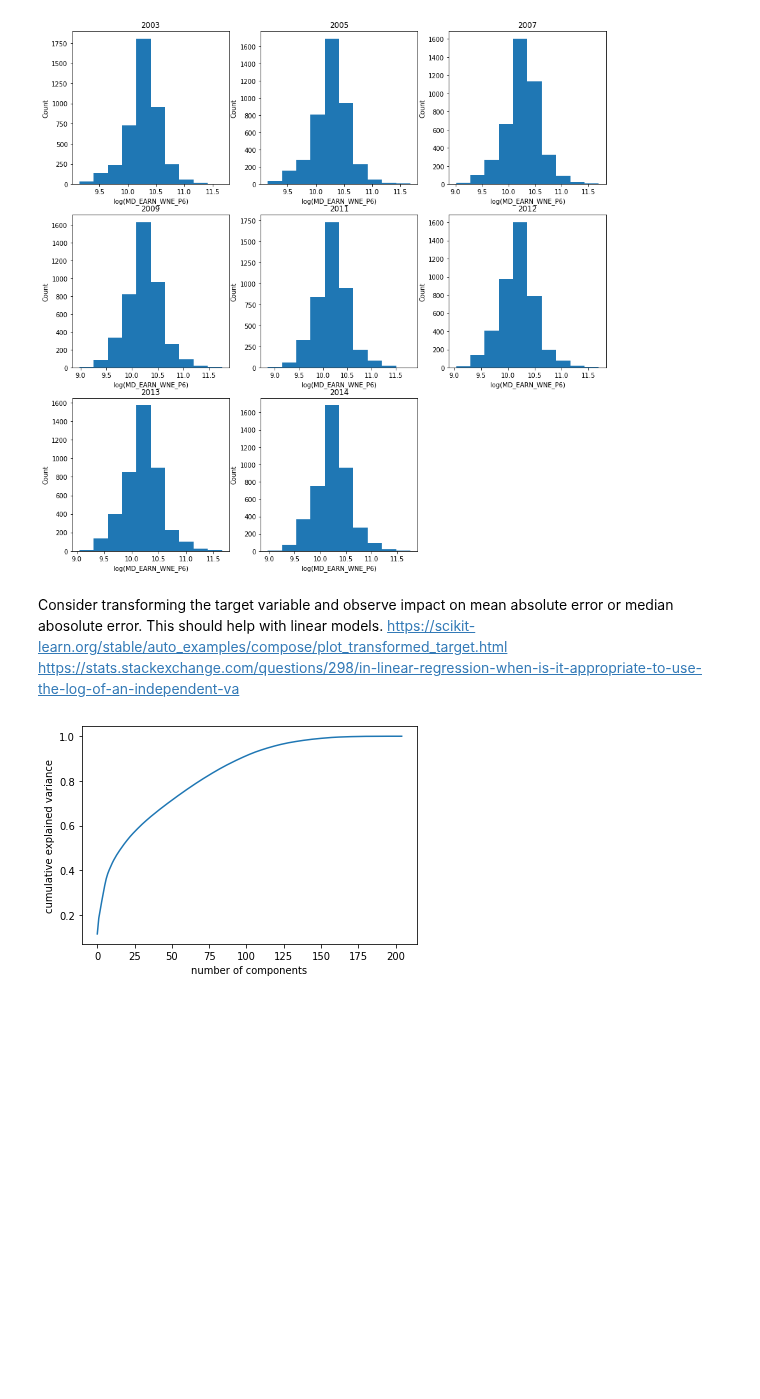
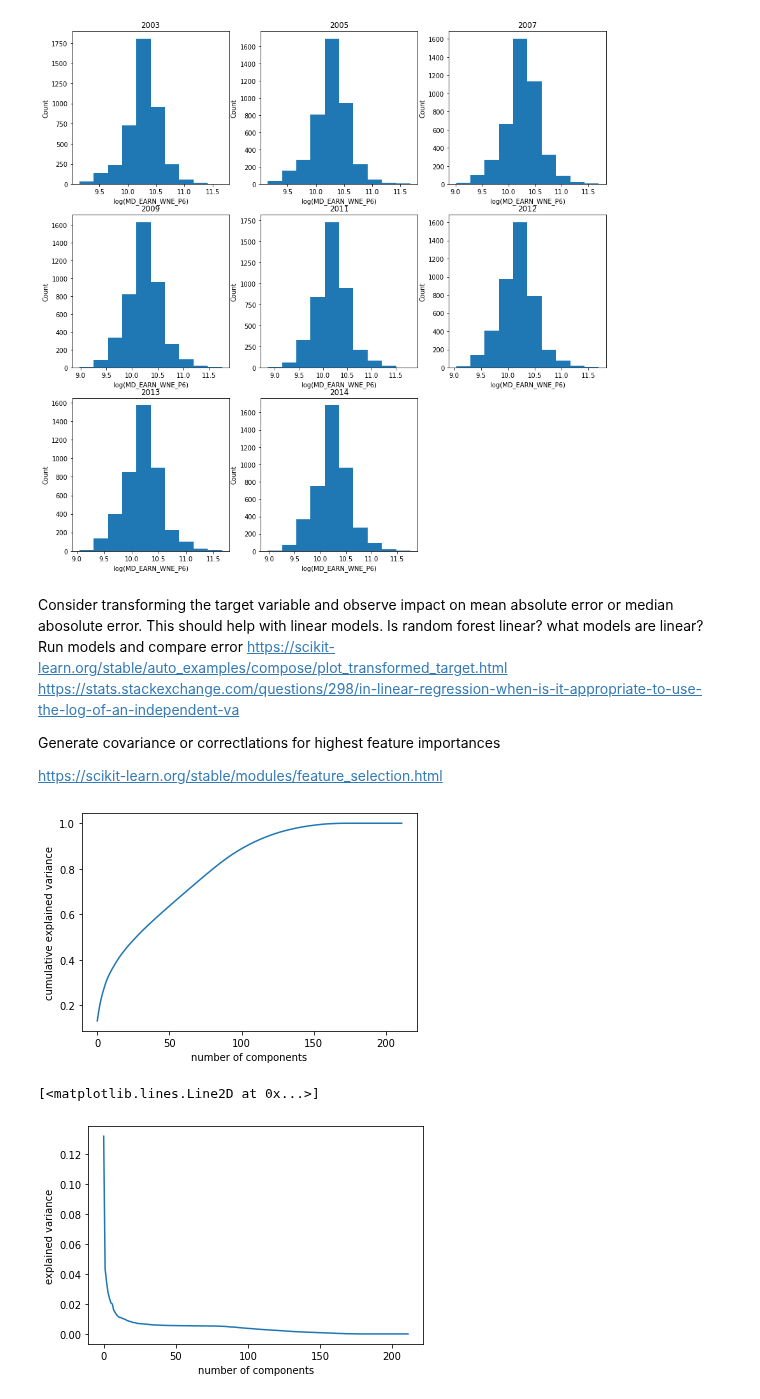
Before and after one commit to jeswan/post-secondary-education, a Jupyter notebook: sandbox_jesse.ipynb, the cells around one changed output. Cells and saved outputs as stored; diff of their text form; code cells hidden in the pictures; blank space fills up the shorter version.

```diff
--- a/sandbox_jesse.ipynb
+++ b/sandbox_jesse.ipynb
@@ -104,16 +316,19 @@ for y in unique_years:
 # %% [output]
 [figure]
 # %% [markdown]
-Consider transforming the target variable and observe impact on mean absolute error or median abosolute error. This should help with linear models.
+Consider transforming the target variable and observe impact on mean absolute error or median abosolute error. This should help with linear models. Is random forest linear? what models are linear?
+Run models and compare error
 https://scikit-learn.org/stable/auto_examples/compose/plot_transformed_target.html
 https://stats.stackexchange.com/questions/298/in-linear-regression-when-is-it-appropriate-to-use-the-log-of-an-independent-va
+
+Generate covariance or correctlations for highest feature importances
+
+https://scikit-learn.org/stable/modules/feature_selection.html
 # %%
 #PCA
 from sklearn.preprocessing import StandardScaler
 
 x = merged_df.drop(['Year'], axis=1)
-x = x.drop(['STABBR'], axis=1)
-x = x.drop(['INSTNM'], axis=1)
 y = merged_df['Year']
 x = StandardScaler().fit_transform(x)
 pca = PCA().fit(x)
@@ -121,4 +336,4 @@ plt.plot(np.cumsum(pca.explained_variance_ratio_))
 plt.xlabel('number of components')
 plt.ylabel('cumulative explained variance');
 # %% [output]
-[figure, old version]
+[figure, new version]
@@ -126,0 +340,7 @@ merged_df.mean
+# %%
+plt.xlabel('number of components')
+plt.ylabel('explained variance');
+plt.plot(pca.explained_variance_ratio_)
+# %% [output]
+[<matplotlib.lines.Line2D at 0x...>]
+[figure, added]
```
Also changed, not shown: parts of 28 cells of this notebook, 1 other file.
